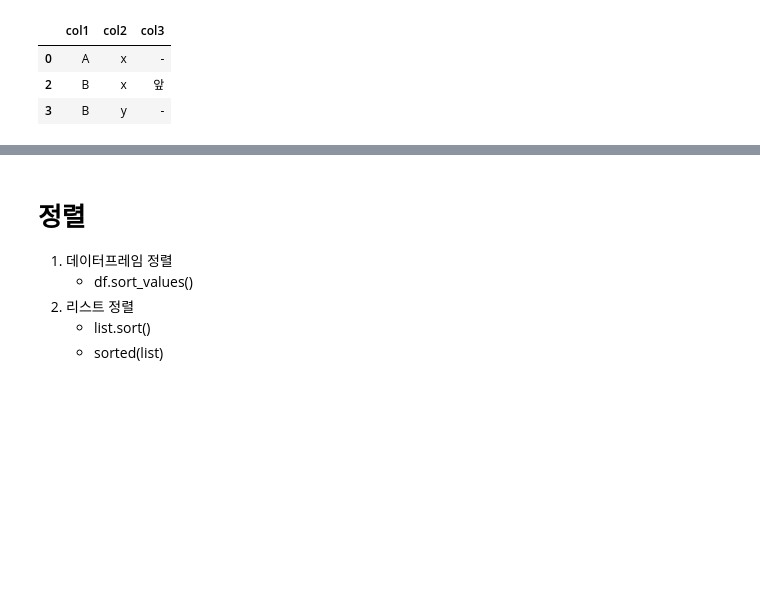
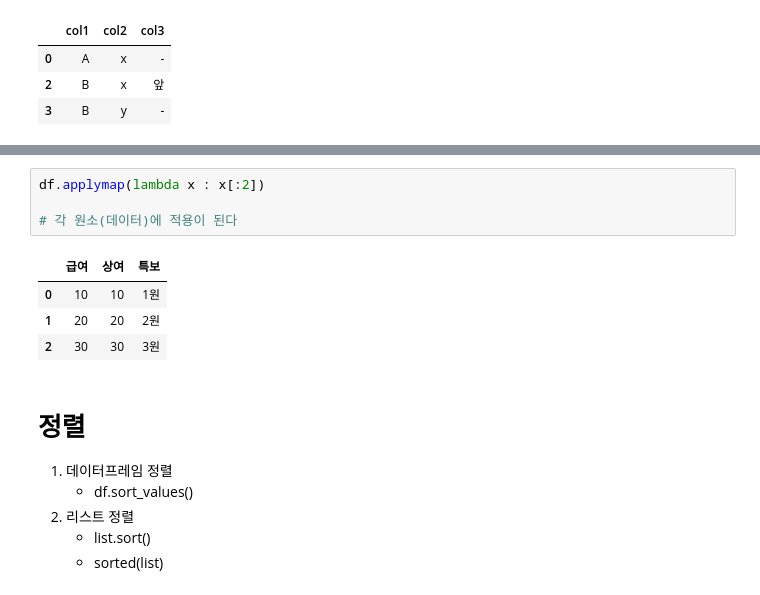
Before and after one commit to psw109/Python_study, a Jupyter notebook: 사전.ipynb, the cells around one changed output, grey strips where cells are left out. Drawn from its saved outputs; the diff is of its cells as text; blank space fills up the shorter version.

```diff
--- a/사전.ipynb
+++ b/사전.ipynb
@@ -590,3 +694,12 @@ df.drop_duplicates(subset = ['col1', 'col2']) #col1, col2 기준으로 중복인
+# %%
+df.applymap(lambda x : x[:2])
+
+# 각 원소(데이터)에 적용이 된다
+# %% [output]
+|  | 급여 | 상여 | 특보 |
+| 0 | 10 | 10 | 1원 |
+| 1 | 20 | 20 | 2원 |
+| 2 | 30 | 30 | 3원 |
 # %% [markdown]
 # 정렬
 
```
Also changed, not shown: parts of 23 cells of this notebook.
